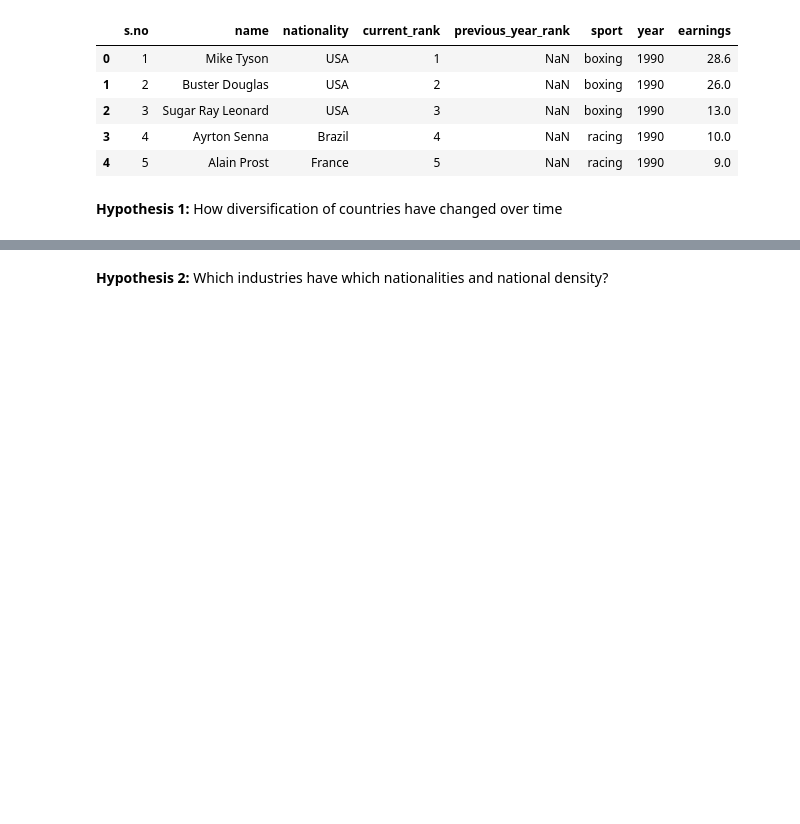
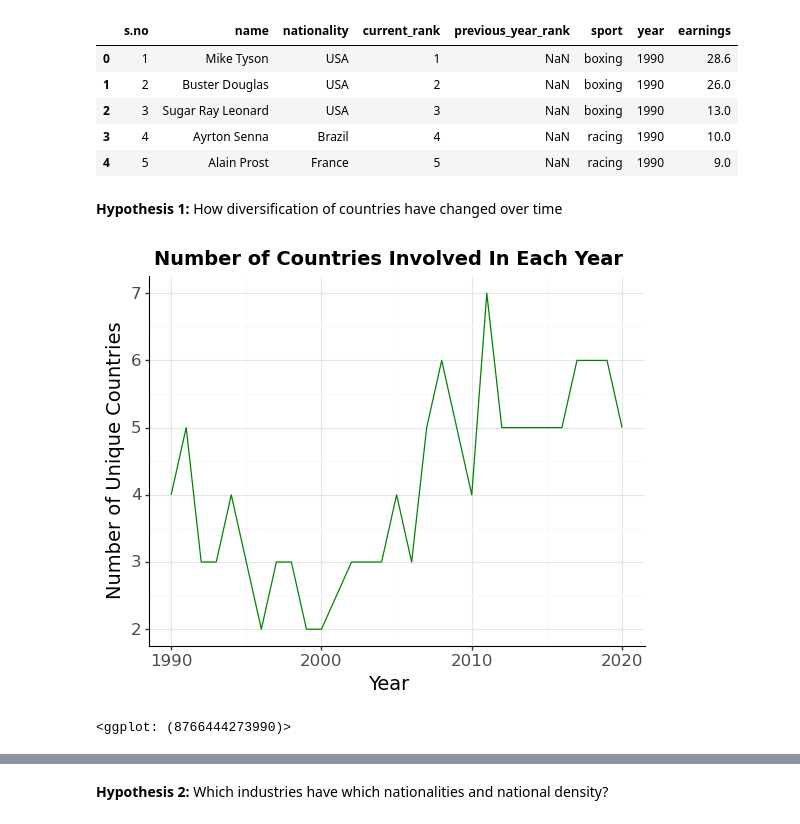
Before and after one commit to zoeshenrw/databootcamp-midterm, a Jupyter notebook: Nathan_Portion.ipynb, the cells around one changed output, grey strips where cells are left out. Cells and saved outputs as stored; diff of their text form; code cells hidden in the pictures; blank space fills up the shorter version.

```diff
--- a/Nathan_Portion.ipynb
+++ b/Nathan_Portion.ipynb
@@ -41,9 +41,23 @@ df.head()
 <b>Hypothesis 1:</b>
 How diversification of countries have changed over time
 # %%
-# graph of number of unique countries in each year
+# graph of number of unique countries in each year (countries per year)
+cpy_graph = df.groupby(['year', 'nationality']).size()
+cpy_df = cpy_graph.reset_index()
+cpy_graph2 = cpy_df.groupby('year')['nationality'].count()
+cpy_df2 = cpy_graph2.reset_index()
+cpy_df2 = cpy_df2.rename(columns={'nationality': 'num_countries'})
+# cpy_df2
 
-
-# bar graph for number of years country present in
-
-# scatter plot with y on number from country in year and x as year
+(ggplot(cpy_df2, aes(x='year', y='num_countries'))
+ + geom_line(color='green')
+ + labs(title='Number of Countries Involved In Each Year', x='Year', y='Number of Unique Countries')
+ + theme_bw()
+ + theme(plot_title=element_text(weight='bold', size=14),
+         axis_text=element_text(size=12),
+         axis_title=element_text(size=14),
+         panel_border=element_blank(),
+         axis_line=element_line(size=.8)))
+# %% [output]
+[figure, added]
+<ggplot: (8766444273990)>
```
Also changed, not shown: parts of 16 cells of this notebook.
